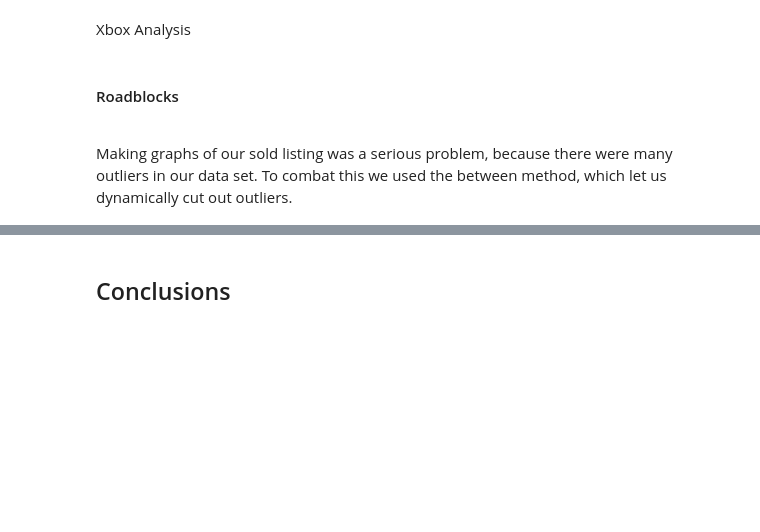
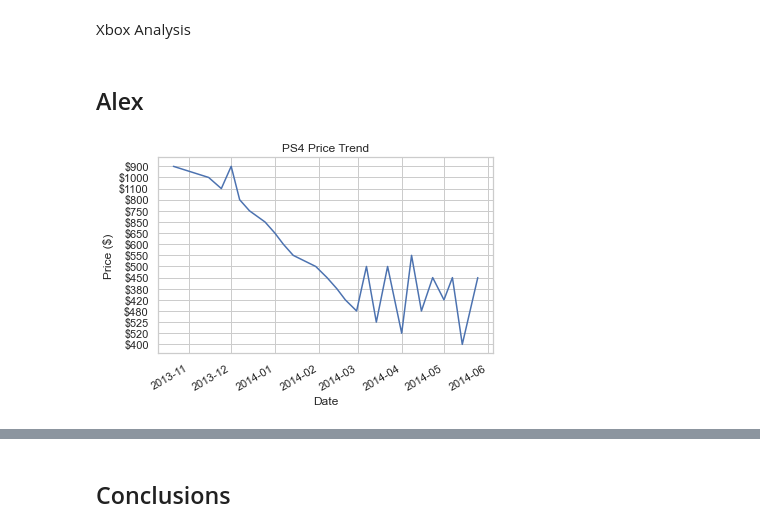
Before and after one commit to GravelBirthstone/Scalper-Project, a Jupyter notebook: final-notebook2.ipynb, the cells around one changed output, grey strips where cells are left out. Cells and saved outputs as stored; diff of their text form; code cells hidden in the pictures; blank space fills up the shorter version.

Commit message:
added alex portion to final notebook

```diff
--- a/final-notebook2.ipynb
+++ b/final-notebook2.ipynb
@@ -103,7 +108,27 @@ orchestra = sns.violinplot(x=xbox_price)
 [figure]
 # %% [markdown]
 Xbox Analysis
-# %% [markdown]
-#### Roadblocks
-<br>
-Making graphs of our sold listing was a serious problem, because there were many outliers in our data set. To combat this we used the between method, which let us dynamically cut out outliers.
+# %% [markdown]
+## Alex
+# %%
+#PS4 price trend on secondary market after release date
+PS4_data = pd.read_csv("./assets/data/PS4_3rd_party_sales.csv", parse_dates=["Date"])
+
+dates = pd.Index([pd.Timestamp("Oct 21, 2013"),
+                  pd.Timestamp("May 25, 2014")])
+s = pd.Series([1, 2], dates)
+
+x = PS4_data["Date"]
+y = PS4_data["Price"]
+fig, ax = plt.subplots()
+ax.plot(x, y)
+ax.set_xlabel('Date')
+ax.set_ylabel('Price ($)')
+ax.set_title('PS4 Price Trend')
+ax.grid(True)
+fig.autofmt_xdate()
+plt.gca().invert_yaxis()
+
+plt.show()
+# %% [output]
+[figure, added]
```
Also changed, not shown: parts of 8 cells of this notebook, 5 other files.
